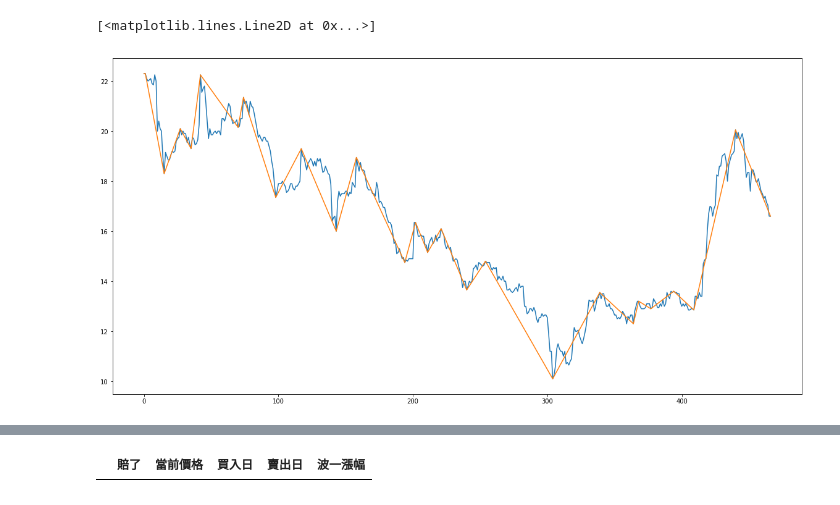
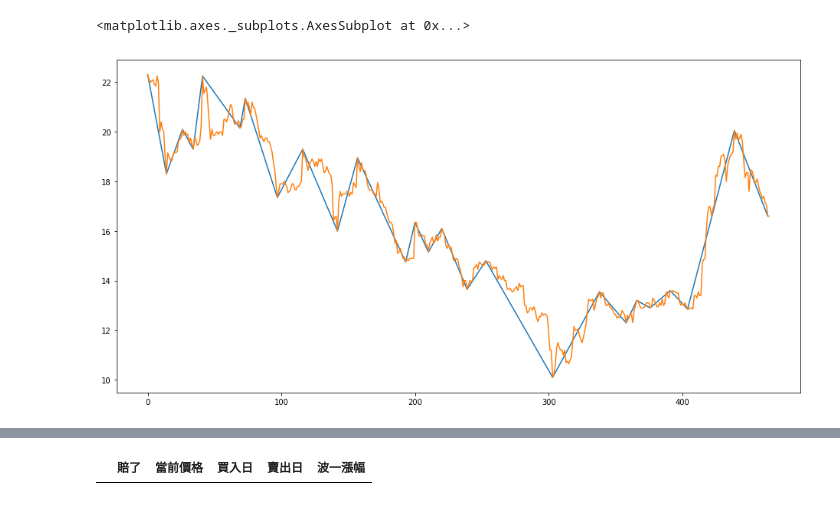
Before and after one commit to r07521706/Stock, a Jupyter notebook: 波簡化.ipynb, the cells around one changed output, grey strips where cells are left out. Drawn from its saved outputs; the diff is of its cells as text; code cells hidden in the pictures.

```diff
--- a/波簡化.ipynb
+++ b/波簡化.ipynb
@@ -133,11 +32,20 @@ for i in final_raw:
-# %%
-qk=[]
-for i in final_wave_list:
-    qk.append(i[1])
-qk.append(final_wave_list[-1][2])
-plt.figure(figsize=(20,10))
-plt.plot(data['close'])
-plt.plot(data['close'][qk])
-# %% [output]
-[<matplotlib.lines.Line2D at 0x...>]
-[figure, removed]
+# %%
+#功能：判斷上升段 下降段
+#有三種可能 上升 平 下降
+critical_point_list=data['critical']
+critical_price       =data[['close']][critical_point_list]
+critical_price['index']= critical_price.index
+critical_price['gap']=critical_price['close']-critical_price['close'].shift(1)
+ans=map(lambda x:'up' if x>0  else 'down' if x<0 else 'flat' if x==0 else 'non',critical_price['gap'])
+critical_price['type']=list(ans)
+critical_price=critical_price[critical_price['type']!='flat']
+critical_price['next_type']=critical_price['type'].shift(-1)
+critical_price=critical_price[critical_price['next_type']!=critical_price['type']]
+del critical_price['next_type']
+# %%
+#測試畫完的圖
+data.iloc[critical_price.index]['close'].plot()
+data['close'].plot(figsize=(16,8))
+# %% [output]
+<matplotlib.axes._subplots.AxesSubplot at 0x...>
+[figure, added]
```
Also changed, not shown: parts of 5 cells of this notebook.
